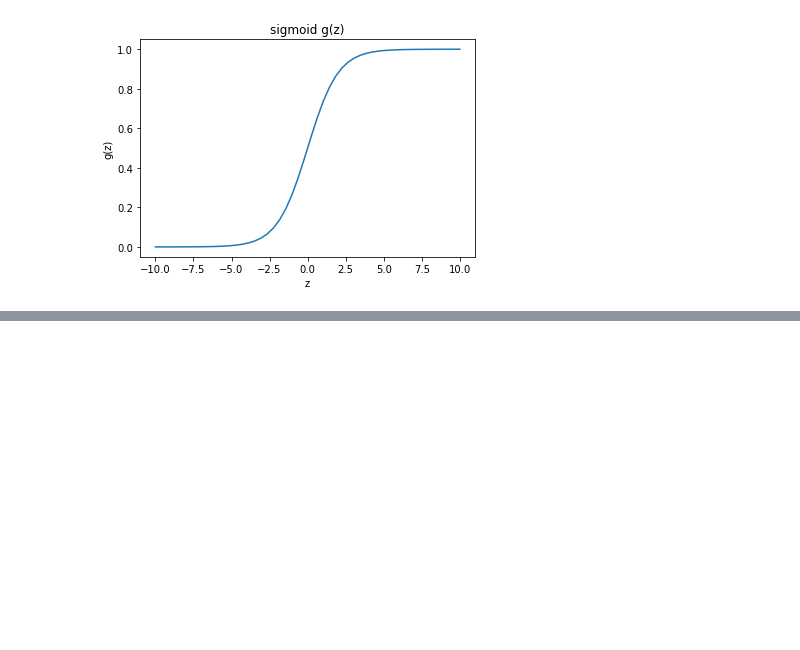
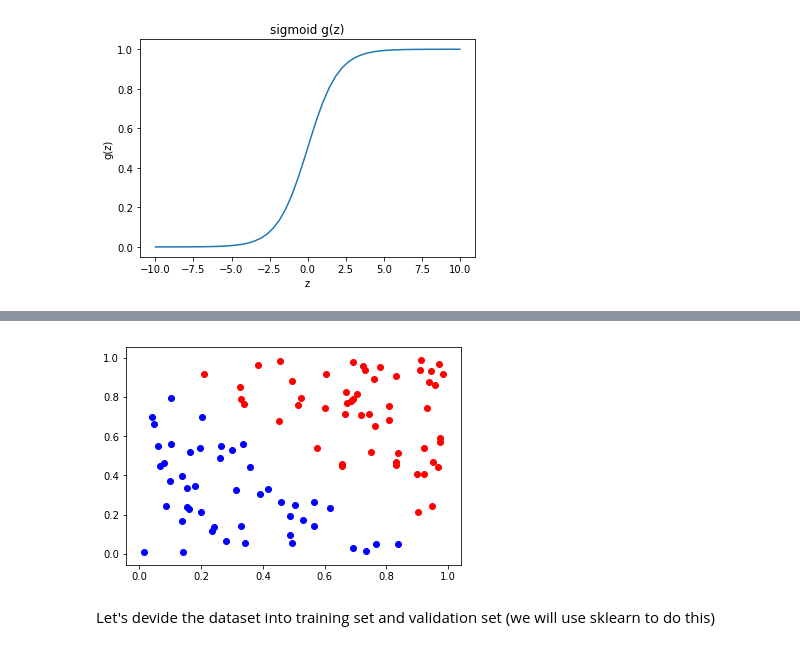
Before and after one commit to minh84/ml-nb, a Jupyter notebook: machine_learning/supervised/binary_classification_logistic.ipynb, the cells around one changed output, grey strips where cells are left out. Cells and saved outputs as stored; diff of their text form; code cells hidden in the pictures; blank space fills up the shorter version.

```diff
--- a/machine_learning/supervised/binary_classification_logistic.ipynb
+++ b/machine_learning/supervised/binary_classification_logistic.ipynb
@@ -70,0 +124,14 @@ Now, we have chosen the hypothesis function, the next step is to define a loss f
+# %%
+X, y = glm.demo_bin_class()
+
+neg_idx = np.where(y==0)[0]
+fig_ax = vis.draw(X[neg_idx, 0], X[neg_idx, 1],
+                  plot_type='scatter', colors='b')
+
+pos_idx = np.where(y==1)[0]
+_ = vis.draw(X[pos_idx, 0], X[pos_idx, 1], fig_ax=fig_ax,
+                  plot_type='scatter', colors='r')
+# %% [output]
+[figure, added]
+# %% [markdown]
+Let's devide the dataset into training set and validation set (we will use sklearn to do this)
```
Also changed, not shown: parts of 5 cells of this notebook, 4 other files.
